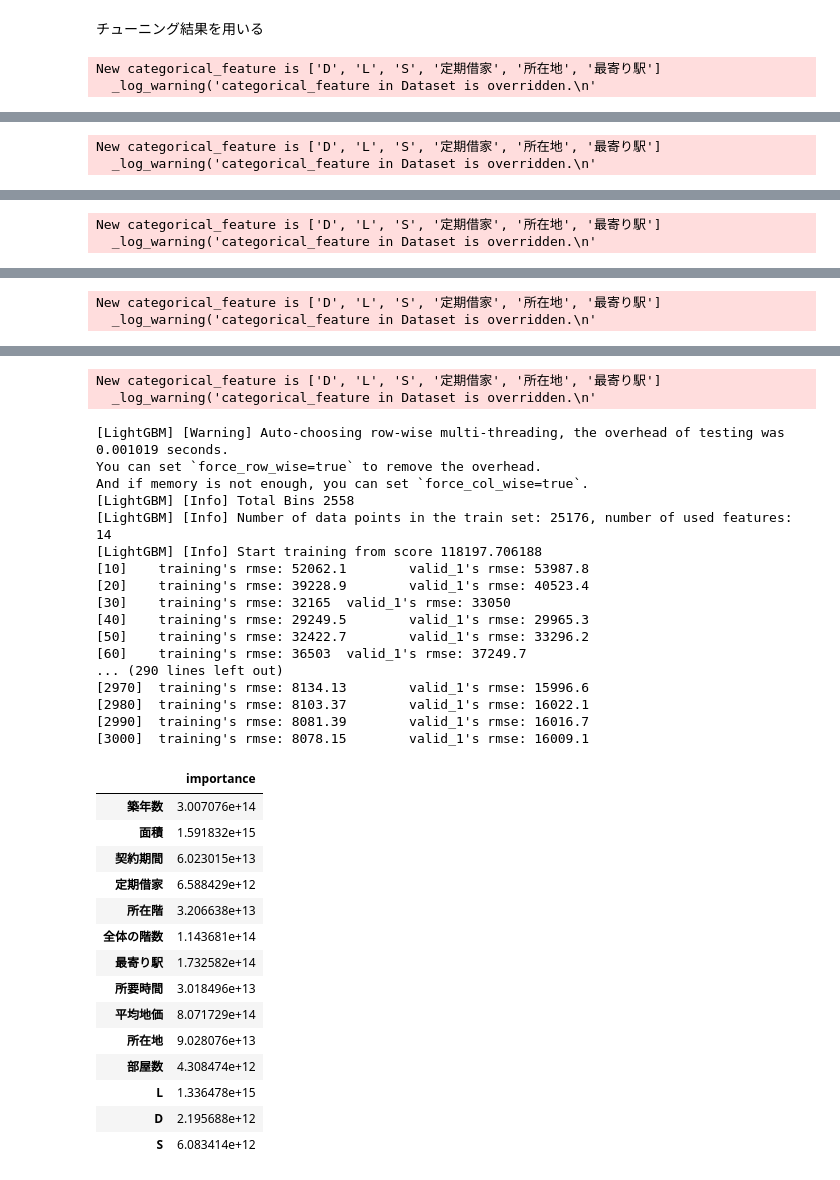
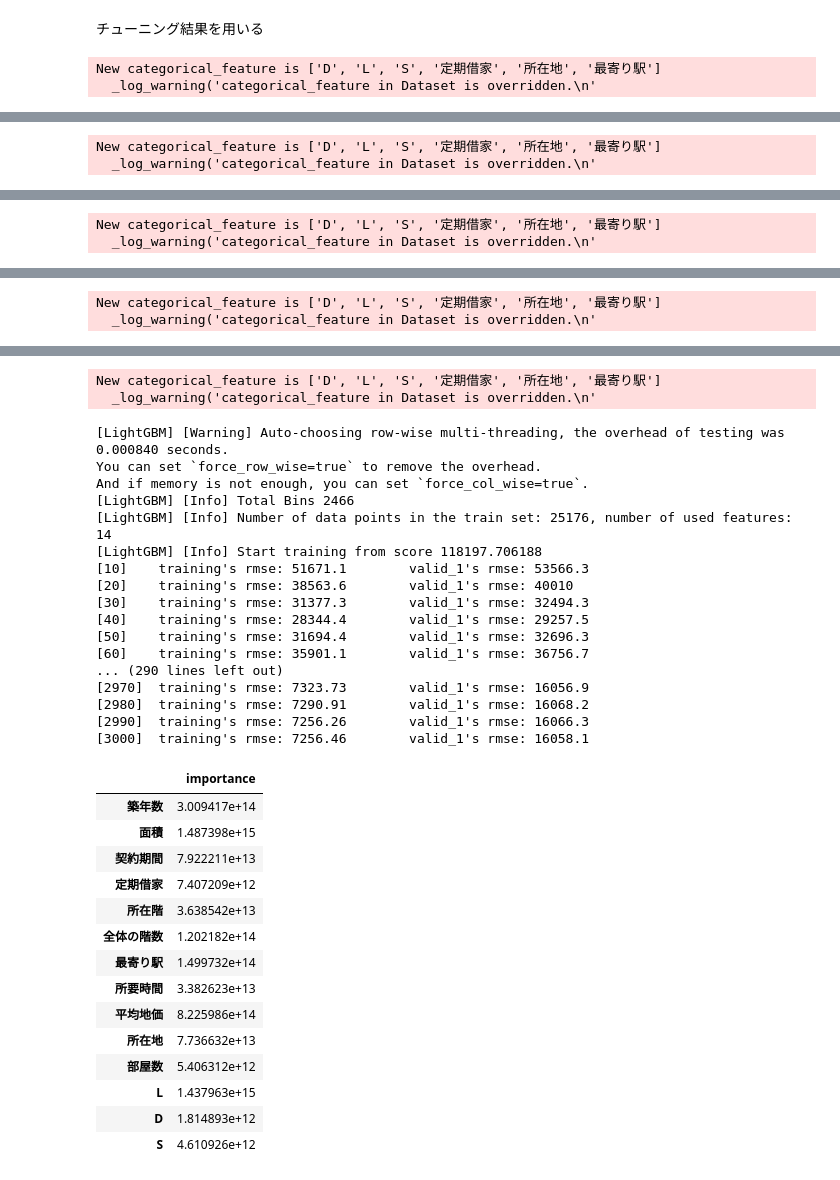
Before and after one commit to kyotoman-koshida/mynabi, a Jupyter notebook: notebooks/DART_cv.ipynb, the cells around one changed output, grey strips where cells are left out. Saved outputs shown, nothing was run; the diff lists cells and outputs as text; code cells hidden in the pictures.

```diff
--- a/notebooks/DART_cv.ipynb
+++ b/notebooks/DART_cv.ipynb
@@ -737,9 +855,9 @@ for fold_id, (train_index, valid_index) in enumerate(cv.split(X_train)):
         'boosting_type':'dart',
         'metrics':'rmse',
         'learning_rate':0.05,
-        'reg_lambda': 5.752740814116687e-07,
-        'max_bin': 416,
-        'num_leaves': 69
+        'reg_lambda': 2.7630799986965487e-05,
+        'max_bin': 392,
+        'num_leaves': 119
     }
 
     model = lgb.train(
@@ -836,37 +954,37 @@ And if memory is not enough, you can set `force_col_wise=true`.
 New categorical_feature is ['D', 'L', 'S', '定期借家', '所在地', '最寄り駅']
   _log_warning('categorical_feature in Dataset is overridden.\n'
-[LightGBM] [Warning] Auto-choosing row-wise multi-threading, the overhead of testing was 0.001019 seconds.
+[LightGBM] [Warning] Auto-choosing row-wise multi-threading, the overhead of testing was 0.000840 seconds.
 You can set `force_row_wise=true` to remove the overhead.
 And if memory is not enough, you can set `force_col_wise=true`.
-[LightGBM] [Info] Total Bins 2558
+[LightGBM] [Info] Total Bins 2466
 [LightGBM] [Info] Number of data points in the train set: 25176, number of used features: 14
 [LightGBM] [Info] Start training from score 118197.706188
-[10]    training's rmse: 52062.1        valid_1's rmse: 53987.8
-[20]    training's rmse: 39228.9        valid_1's rmse: 40523.4
-[30]    training's rmse: 32165  valid_1's rmse: 33050
-[40]    training's rmse: 29249.5        valid_1's rmse: 29965.3
-[50]    training's rmse: 32422.7        valid_1's rmse: 33296.2
-[60]    training's rmse: 36503  valid_1's rmse: 37249.7
+[10]    training's rmse: 51671.1        valid_1's rmse: 53566.3
+[20]    training's rmse: 38563.6        valid_1's rmse: 40010
+[30]    training's rmse: 31377.3        valid_1's rmse: 32494.3
+[40]    training's rmse: 28344.4        valid_1's rmse: 29257.5
+[50]    training's rmse: 31694.4        valid_1's rmse: 32696.3
+[60]    training's rmse: 35901.1        valid_1's rmse: 36756.7
 ... (290 lines left out)
-[2970]  training's rmse: 8134.13        valid_1's rmse: 15996.6
-[2980]  training's rmse: 8103.37        valid_1's rmse: 16022.1
-[2990]  training's rmse: 8081.39        valid_1's rmse: 16016.7
-[3000]  training's rmse: 8078.15        valid_1's rmse: 16009.1
+[2970]  training's rmse: 7323.73        valid_1's rmse: 16056.9
+[2980]  training's rmse: 7290.91        valid_1's rmse: 16068.2
+[2990]  training's rmse: 7256.26        valid_1's rmse: 16066.3
+[3000]  training's rmse: 7256.46        valid_1's rmse: 16058.1
 |  | importance |
-| 築年数 | 3.007076e+14 |
-| 面積 | 1.591832e+15 |
-| 契約期間 | 6.023015e+13 |
-| 定期借家 | 6.588429e+12 |
-| 所在階 | 3.206638e+13 |
-| 全体の階数 | 1.143681e+14 |
-| 最寄り駅 | 1.732582e+14 |
-| 所要時間 | 3.018496e+13 |
-| 平均地価 | 8.071729e+14 |
-| 所在地 | 9.028076e+13 |
-| 部屋数 | 4.308474e+12 |
-| L | 1.336478e+15 |
-| D | 2.195688e+12 |
-| S | 6.083414e+12 |
+| 築年数 | 3.009417e+14 |
+| 面積 | 1.487398e+15 |
+| 契約期間 | 7.922211e+13 |
+| 定期借家 | 7.407209e+12 |
+| 所在階 | 3.638542e+13 |
+| 全体の階数 | 1.202182e+14 |
+| 最寄り駅 | 1.499732e+14 |
+| 所要時間 | 3.382623e+13 |
+| 平均地価 | 8.225986e+14 |
+| 所在地 | 7.736632e+13 |
+| 部屋数 | 5.406312e+12 |
+| L | 1.437963e+15 |
+| D | 1.814893e+12 |
+| S | 4.610926e+12 |
 # %%
 df = pd.read_csv('../data/outer_data/test.csv')
 id = df['id']
```
Also changed, not shown: parts of 4 cells of this notebook, 2 other files.
